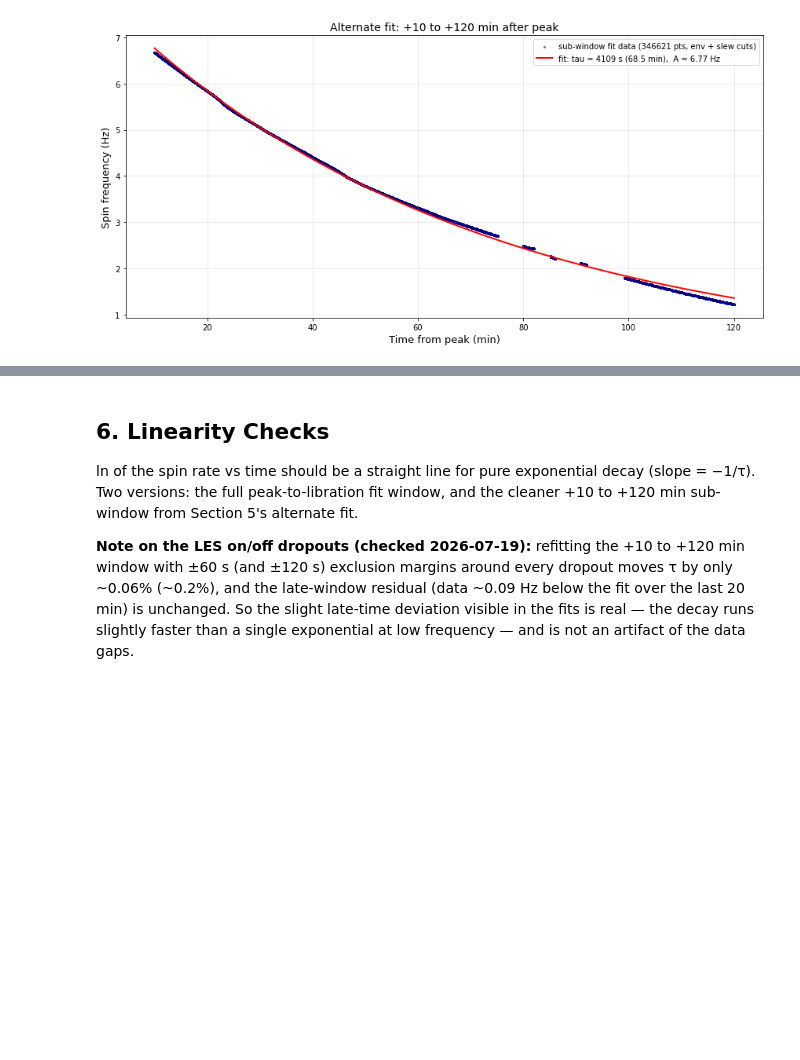
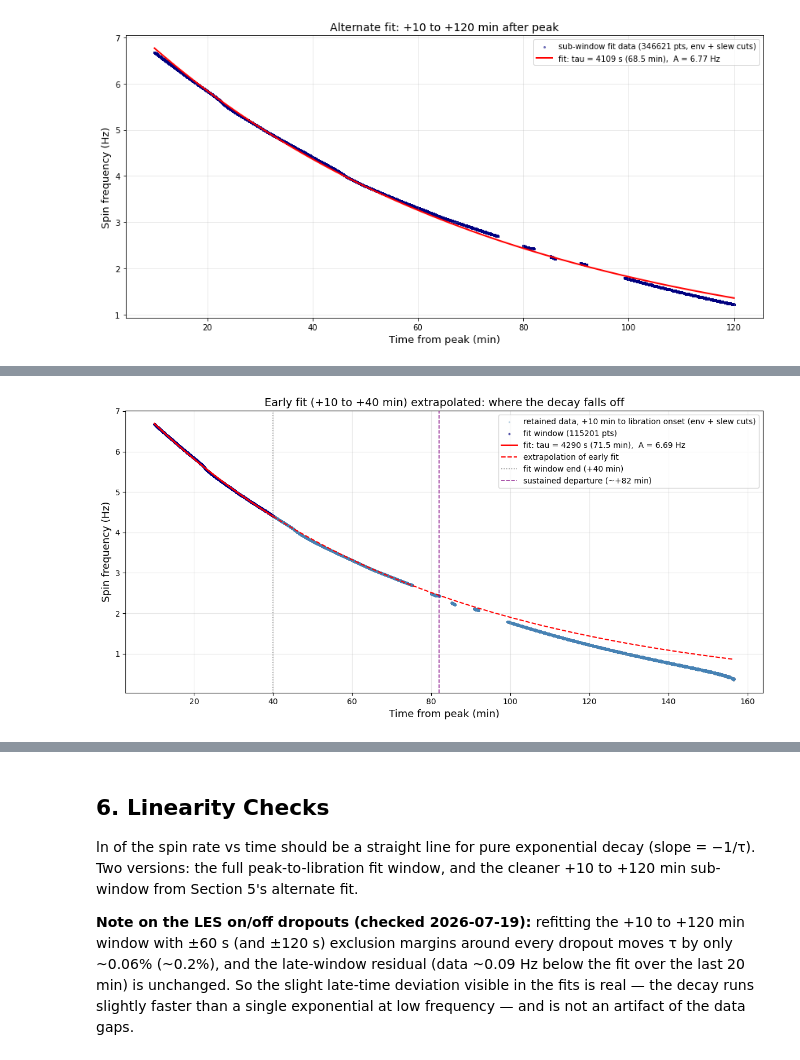
Before and after one commit to Moore-Lab/Decay-Sail, a Jupyter notebook: analysis/spindown_20260702.ipynb, the cells around one changed output, grey strips where cells are left out. Cells and saved outputs as stored; diff of their text form; code cells hidden in the pictures; blank space fills up the shorter version.

```diff
--- a/analysis/spindown_20260702.ipynb
+++ b/analysis/spindown_20260702.ipynb
@@ -712,3 +712,102 @@ residual std: 0.0597 Hz, max abs resid: 0.1474 Hz
 
 (full-window fit for comparison: tau = 67.65 min)
 [figure]
+# %%
+# -- Early-window fit: +10 to +40 min after peak, extrapolated to show the fall-off -
+# Same cuts as the sub-window fit above (env corridor + slew-rate cut); only the
+# fit window changes. Fitting just the first 30 clean minutes and extrapolating
+# forward shows WHERE the data leaves a single exponential -- the late-time
+# deviation Section 6.5 attributes to the drag law.
+T_EARLY_START_MIN = 10.0
+T_EARLY_END_MIN   = 40.0
+
+early_mask = (
+    (t_fit_all >= t_peak + T_EARLY_START_MIN * 60) &
+    (t_fit_all <= t_peak + T_EARLY_END_MIN * 60) &
+    (env_fit_all > ENV_MIN) & (env_fit_all < ENV_MAX) &
+    (~too_fast)
+)
+t_fit_early = t_fit_all[early_mask]
+f_fit_early = freq_fit_all[early_mask]
+
+t0_early = t_fit_early[0]
+popt_early, pcov_early = curve_fit(exp_decay, t_fit_early - t0_early, f_fit_early,
+                                   p0=[f_fit_early[0], 1e-4], maxfev=10000)
+A_early, gamma_early = popt_early
+A_early_err, gamma_early_err = np.sqrt(np.diag(pcov_early))
+tau_early     = 1.0 / gamma_early
+tau_early_err = gamma_early_err / gamma_early**2
+resid_early   = f_fit_early - exp_decay(t_fit_early - t0_early, *popt_early)
+
+print(f"Early-window fit: {len(f_fit_early)} points, "
+      f"+{T_EARLY_START_MIN:.0f} to +{T_EARLY_END_MIN:.0f} min after peak")
+print(f"gamma = {gamma_early:.6e} +/- {gamma_early_err:.2e}  s^-1")
+print(f"tau   = {tau_early:.1f} +/- {tau_early_err:.1f}  s   "
+      f"= {tau_early/60:.2f} +/- {tau_early_err/60:.2f}  min")
+print(f"residual std (in window): {resid_early.std():.4f} Hz")
+print(f"(for comparison: +10 to +120 min tau = {tau_sub/60:.2f} min, "
+      f"full window tau = {tau/60:.2f} min)")
+
+# Retained data over the whole pre-libration span (same cuts) to show the departure
+show_mask = (
+    (t_fit_all >= t_peak + T_EARLY_START_MIN * 60) &
+    (t_fit_all <= fit_end_gps) &
+    (env_fit_all > ENV_MIN) & (env_fit_all < ENV_MAX) &
+    (~too_fast)
+)
+t_show_min = (t_fit_all[show_mask] - t_peak) / 60.0
+f_show     = freq_fit_all[show_mask]
+model_show = exp_decay(t_fit_all[show_mask] - t0_early, *popt_early)
+
+# Departure marker: 60 s-smoothed deviation from the extrapolation. "Falls off"
+# here means falls off AND stays off: the marker is the earliest retained sample
+# that (a) exceeds the threshold -- max(3x in-window residual std, 1% of model),
+# clearing both the noise floor and the fit's own wiggle scale -- and (b) is
+# followed by threshold-exceeding deviation at >= 90% of all later retained
+# samples. A plain "first sustained crossing" instead fires on a brief ~1% dip
+# near +49 min that is back on the line by +60; condition (b) skips transients
+# like that. Smoothing is sample-based, so cut gaps are bridged -- fine for a
+# marker, not a fit.
+dev_sm = uniform_filter1d(f_show - model_show, size=2 * int(30 * FS_RING) + 1)
+exceed = np.abs(dev_sm) > np.maximum(3 * resid_early.std(), 0.01 * model_show)
+frac_after = np.cumsum(exceed[::-1])[::-1] / np.arange(len(exceed), 0, -1)
+ok = exceed & (frac_after >= 0.90) & (t_show_min > T_EARLY_END_MIN)
+t_depart_min = t_show_min[np.argmax(ok)] if ok.any() else None
+
+for t_chk in (60, 90, 120, 150):
+    i = np.searchsorted(t_show_min, t_chk)
+    if i < len(f_show):
+        d = f_show[i] - model_show[i]
+        print(f"deviation at +{t_chk} min: {d:+.4f} Hz "
+              f"({100 * d / model_show[i]:+.1f}% of model)")
+if t_depart_min is not None:
+    print(f"data falls off the extrapolation for good at about +{t_depart_min:.0f} min")
+
+t_fit_span_s  = t_fit_early[-1] - t0_early
+t_curve_in_s  = np.linspace(0, t_fit_span_s, 500)
+t_curve_out_s = np.linspace(t_fit_span_s, t_fit_all[show_mask][-1] - t0_early, 1000)
+
+fig, ax = plt.subplots(figsize=(12, 6))
+ax.scatter(t_show_min, f_show, s=2, alpha=0.25, color='steelblue',
+           label='retained data, +10 min to libration onset (env + slew cuts)')
+ax.scatter((t_fit_early - t_peak) / 60.0, f_fit_early, s=4, alpha=0.5, color='navy',
+           label=f'fit window ({len(f_fit_early)} pts)')
+ax.plot((t_curve_in_s + t0_early - t_peak) / 60.0, exp_decay(t_curve_in_s, *popt_early),
+        'r-', linewidth=2,
+        label=f'fit: tau = {tau_early:.0f} s ({tau_early/60:.1f} min),  A = {A_early:.2f} Hz')
+ax.plot((t_curve_out_s + t0_early - t_peak) / 60.0, exp_decay(t_curve_out_s, *popt_early),
+        'r--', linewidth=1.5, label='extrapolation of early fit')
+ax.axvline(T_EARLY_END_MIN, color='gray', linestyle=':', linewidth=1.2, alpha=0.8,
+           label=f'fit window end (+{T_EARLY_END_MIN:.0f} min)')
+if t_depart_min is not None:
+    ax.axvline(t_depart_min, color='purple', linestyle='--', linewidth=1.2, alpha=0.8,
+               label=f'sustained departure (~+{t_depart_min:.0f} min)')
+ax.set_xlabel('Time from peak (min)', fontsize=13)
+ax.set_ylabel('Spin frequency (Hz)', fontsize=13)
+ax.set_title(f'Early fit (+{T_EARLY_START_MIN:.0f} to +{T_EARLY_END_MIN:.0f} min) '
+             f'extrapolated: where the decay falls off', fontsize=14)
+ax.legend(fontsize=10)
+ax.grid(True, alpha=0.3)
+plt.tight_layout()
+plt.show()
+# %% [output]
@@ -714,0 +824 @@ residual std: 0.0597 Hz, max abs resid: 0.1474 Hz
+[figure, added]
```
Also changed, not shown: parts of 3 cells of this notebook.
